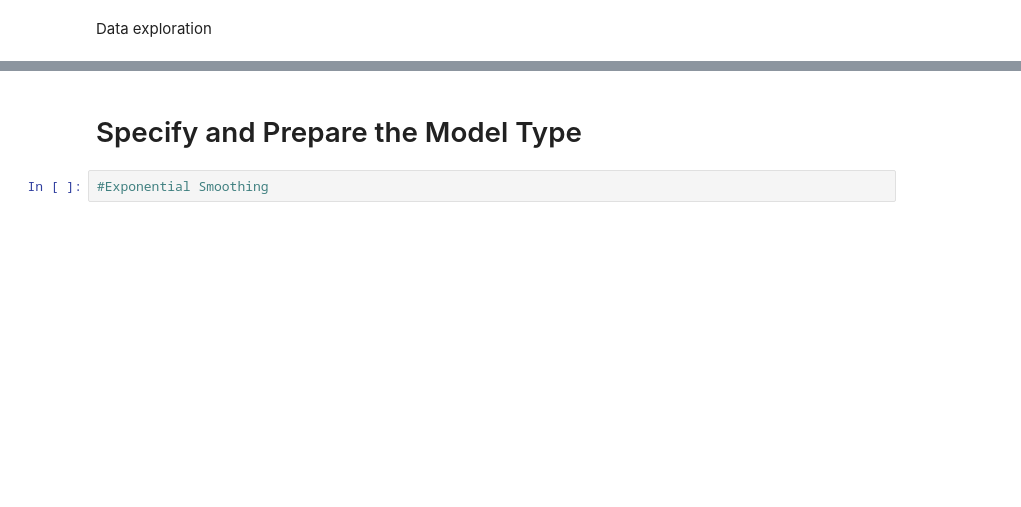
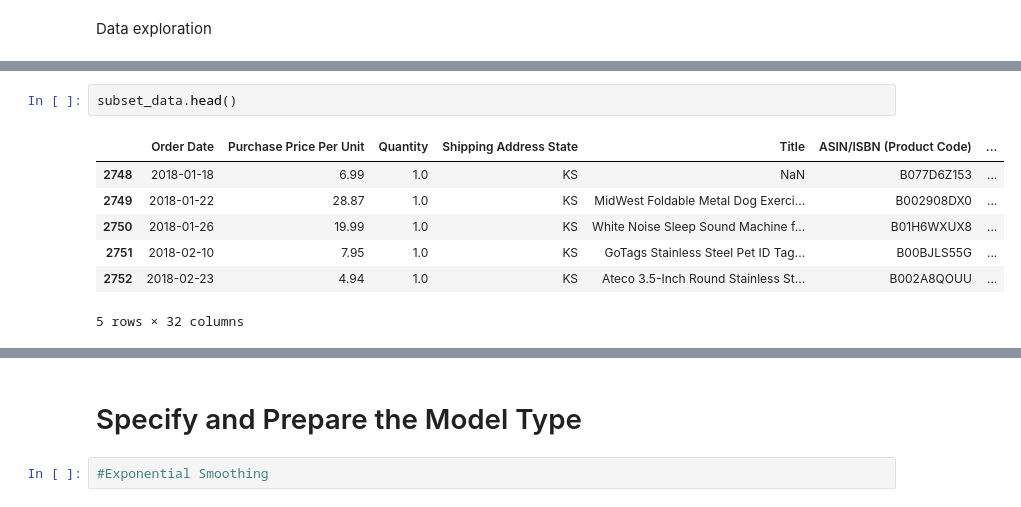
Before and after one commit to oliviermizero/BusinessForecastingProject, a Jupyter notebook: workflow.ipynb, the cells around one changed output, grey strips where cells are left out. Drawn from its saved outputs; the diff is of its cells as text; blank space fills up the shorter version.

```diff
--- a/workflow.ipynb
+++ b/workflow.ipynb
@@ -81,0 +112,10 @@ Index(['Order Date', 'Purchase Price Per Unit', 'Quantity',
+# %%
+subset_data.head()
+# %% [output]
+|  | Order Date | Purchase Price Per Unit | Quantity | Shipping Address State | Title | ASIN/ISBN (Product Code) | ... |
+| 2748 | 2018-01-18 | 6.99 | 1.0 | KS | NaN | B077D6Z153 | ... |
+| 2749 | 2018-01-22 | 28.87 | 1.0 | KS | MidWest Foldable Metal Dog Exerci... | B002908DX0 | ... |
+| 2750 | 2018-01-26 | 19.99 | 1.0 | KS | White Noise Sleep Sound Machine f... | B01H6WXUX8 | ... |
+| 2751 | 2018-02-10 | 7.95 | 1.0 | KS | GoTags Stainless Steel Pet ID Tag... | B00BJLS55G | ... |
+| 2752 | 2018-02-23 | 4.94 | 1.0 | KS | Ateco 3.5-Inch Round Stainless St... | B002A8QOUU | ... |
+5 rows × 32 columns
```
Also changed, not shown: parts of 22 cells of this notebook.
